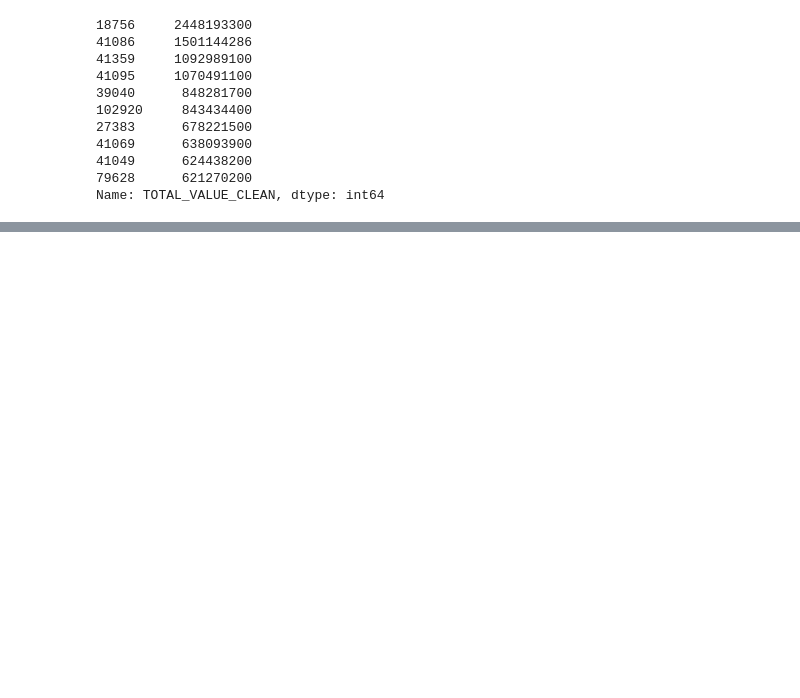
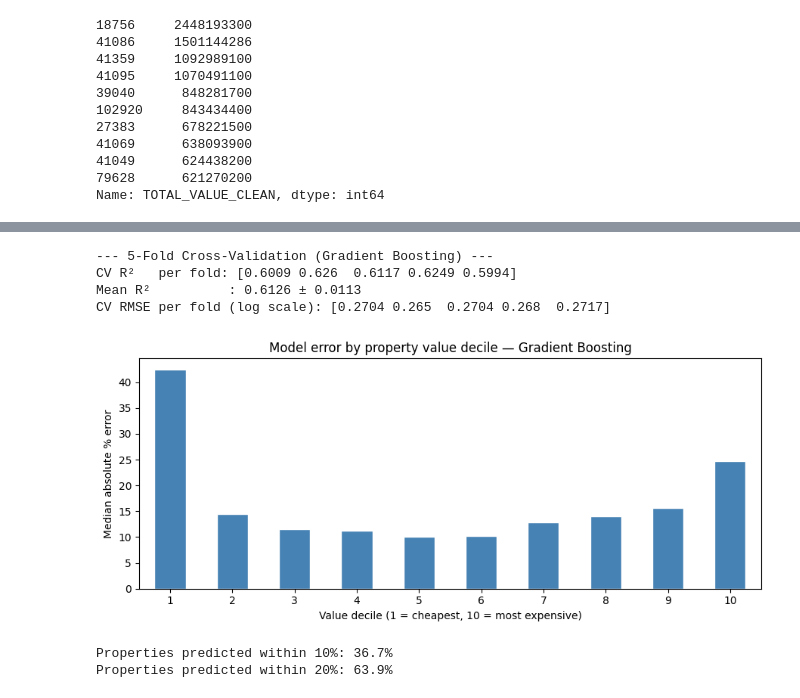
Before and after one commit to AGopal7/boston-property-prediction-, a Jupyter notebook: notebooks/Propertry_prediction1.ipynb, the cells around one changed output, grey strips where cells are left out. Drawn from its saved outputs; the diff is of its cells as text; code cells hidden in the pictures; blank space fills up the shorter version.

Commit message:
Add modeling notebooks and results

```diff
--- a/notebooks/Propertry_prediction1.ipynb
+++ b/notebooks/Propertry_prediction1.ipynb
@@ -398,0 +445,6 @@ results.to_csv("../results/model_results.csv", index=False)
+# %%
+y_log = np.log1p(y)
+X_tr, X_te, y_tr_log, y_te_log = train_test_split(
+    X, y_log, test_size=0.2, random_state=42
+)
+y_te_dollars = np.expm1(y_te_log)
@@ -398,0 +519,10 @@ results.to_csv("../results/model_results.csv", index=False)
+# %%
+gbm = GradientBoostingRegressor(
+    n_estimators=300,
+    learning_rate=0.05,
+    max_depth=5,
+    subsample=0.8,
+    min_samples_leaf=10,
+    random_state=42
+)
+r_gbm = eval_model(gbm, X_tr, X_te, y_tr_log, y_te_log, "Gradient Boosting")
@@ -398,0 +561,17 @@ results.to_csv("../results/model_results.csv", index=False)
+# %%
+
+print("\n--- 5-Fold Cross-Validation (Gradient Boosting) ---")
+kf = KFold(n_splits=5, shuffle=True, random_state=42)
+cv_r2   = cross_val_score(gbm, X, y_log, cv=kf, scoring="r2",
+                           n_jobs=-1)
+cv_rmse = cross_val_score(gbm, X, y_log, cv=kf,
+                           scoring="neg_root_mean_squared_error", n_jobs=-1)
+
+print(f"CV R²   per fold: {cv_r2.round(4)}")
+print(f"Mean R²          : {cv_r2.mean():.4f} ± {cv_r2.std():.4f}")
+print(f"CV RMSE per fold (log scale): {(-cv_rmse).round(4)}")
+# %% [output]
+--- 5-Fold Cross-Validation (Gradient Boosting) ---
+CV R²   per fold: [0.6009 0.626  0.6117 0.6249 0.5994]
+Mean R²          : 0.6126 ± 0.0113
+CV RMSE per fold (log scale): [0.2704 0.265  0.2704 0.268  0.2717]
@@ -398,0 +580,27 @@ results.to_csv("../results/model_results.csv", index=False)
+# %%
+error_df = pd.DataFrame({
+    "actual":        r_gbm["actuals"],
+    "predicted":     r_gbm["preds"],
+    "abs_pct_error": np.abs((r_gbm["actuals"] - r_gbm["preds"]) / r_gbm["actuals"]) * 100
+})
+error_df["value_decile"] = pd.qcut(error_df["actual"], q=10, labels=range(1, 11))
+
+decile_summary = error_df.groupby("value_decile")["abs_pct_error"].median()
+
+plt.figure(figsize=(9, 4))
+decile_summary.plot(kind="bar", color="steelblue", edgecolor="white")
+plt.xlabel("Value decile (1 = cheapest, 10 = most expensive)")
+plt.ylabel("Median absolute % error")
+plt.title("Model error by property value decile — Gradient Boosting")
+plt.xticks(rotation=0)
+plt.tight_layout()
+plt.show()
+
+within_10 = (error_df["abs_pct_error"] < 10).mean() * 100
+within_20 = (error_df["abs_pct_error"] < 20).mean() * 100
+print(f"Properties predicted within 10%: {within_10:.1f}%")
+print(f"Properties predicted within 20%: {within_20:.1f}%")
+# %% [output]
+[figure, added]
+Properties predicted within 10%: 36.7%
+Properties predicted within 20%: 63.9%
```
Also changed, not shown: parts of 35 cells of this notebook.
